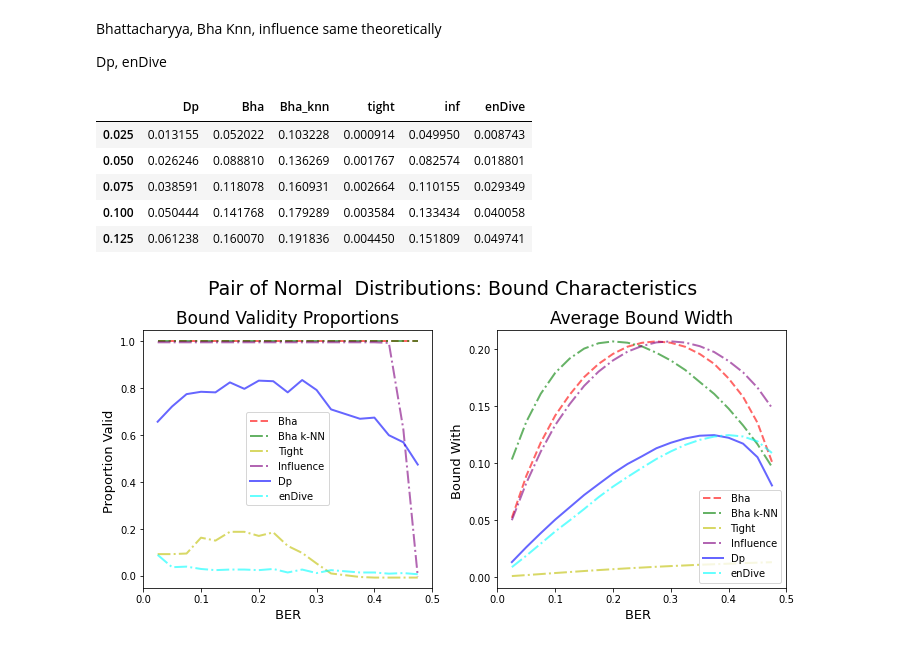
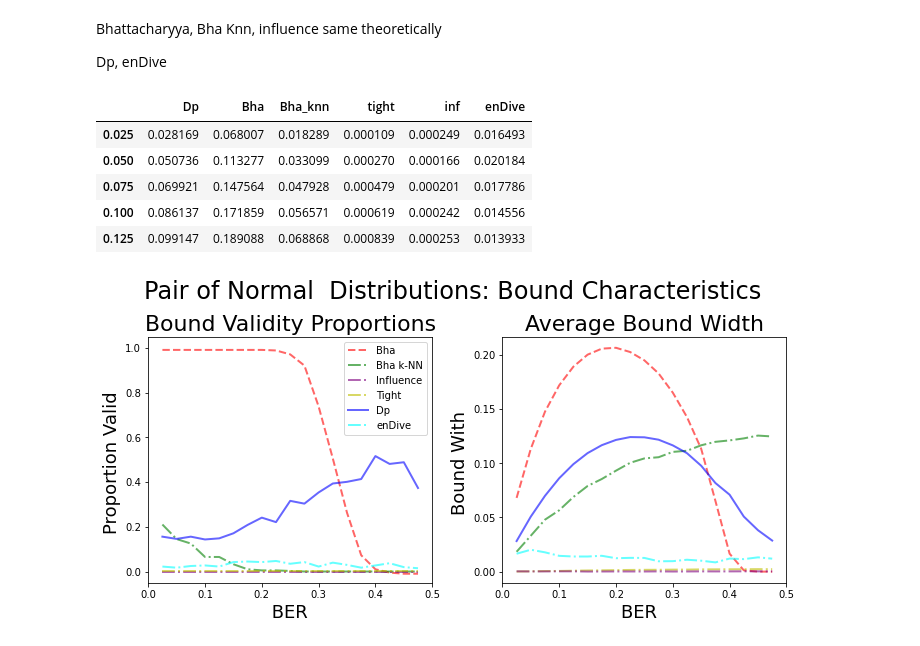
Before and after one commit to rj-may/BER_Bounds_Eval, a Jupyter notebook: normal_plots/BER_plots.ipynb, the cells around one changed output. Cells and saved outputs as stored; diff of their text form; code cells hidden in the pictures.

```diff
--- a/normal_plots/BER_plots.ipynb
+++ b/normal_plots/BER_plots.ipynb
@@ -33,11 +33,14 @@ import time
 # from modules.data_gen import data_gen
 # %%
 ### 3 8 or 15
-d = 3  # TODO change me
+d = 15 # TODO change me
+samples = 500
 
 dim_str = str(d)
+
+file_str = str(d) + "_" + str(samples)
 # %%
-file_path = 'sim_data/BER_normals' + dim_str +'.pkl' # DONT FORGET TO CHANGE ME IF YOU COPY AND PASTE
+file_path = 'sim_data/BER_normals' + file_str+ '.pkl' # DONT FORGET TO CHANGE ME IF YOU COPY AND PASTE
 
 
 
@@ -247,13 +250,13 @@ bound_width_df = pd.DataFrame(lst, index = x_BER)
 bound_width_df.head()
 # %% [output]
 |  | Dp | Bha | Bha_knn | tight | inf | enDive |
-| 0.025 | 0.013155 | 0.052022 | 0.103228 | 0.000914 | 0.049950 | 0.008743 |
-| 0.050 | 0.026246 | 0.088810 | 0.136269 | 0.001767 | 0.082574 | 0.018801 |
-| 0.075 | 0.038591 | 0.118078 | 0.160931 | 0.002664 | 0.110155 | 0.029349 |
-| 0.100 | 0.050444 | 0.141768 | 0.179289 | 0.003584 | 0.133434 | 0.040058 |
-| 0.125 | 0.061238 | 0.160070 | 0.191836 | 0.004450 | 0.151809 | 0.049741 |
+| 0.025 | 0.028169 | 0.068007 | 0.018289 | 0.000109 | 0.000249 | 0.016493 |
+| 0.050 | 0.050736 | 0.113277 | 0.033099 | 0.000270 | 0.000166 | 0.020184 |
+| 0.075 | 0.069921 | 0.147564 | 0.047928 | 0.000479 | 0.000201 | 0.017786 |
+| 0.100 | 0.086137 | 0.171859 | 0.056571 | 0.000619 | 0.000242 | 0.014556 |
+| 0.125 | 0.099147 | 0.189088 | 0.068868 | 0.000839 | 0.000253 | 0.013933 |
 # %%
-fs =13
+fs =18
 overlapping = 0.6
 lw = 2
 
@@ -269,8 +272,8 @@ ax1 = ax
 
 ax.plot(df_valid["Bha"],'r--', label='Bha', alpha = overlapping, linewidth=lw )
 ax.plot(df_valid["Bha_knn"],'g-.', label='Bha k-NN', alpha = overlapping, linewidth = lw)
+ax.plot(df_valid["inf"],'purple',ls = "-.", label='Influence', alpha = overlapping, linewidth = lw)
 ax.plot(df_valid["tight"],'y',ls = "-.", label='Tight', alpha = overlapping, linewidth = lw)
-ax.plot(df_valid["inf"],'purple',ls = "-.", label='Influence', alpha = overlapping, linewidth = lw)
 ax.plot(df_valid["Dp"], 'b-',  label='Dp', alpha = overlapping, linewidth = lw)
 ax.plot(df_valid["enDive"],'cyan',ls = "-.", label='enDive', alpha = overlapping, linewidth = lw)
 
@@ -286,33 +289,33 @@ ax.legend()
 
 
 ax = axes[1]
 
 # ax.set_yscale('log', base=10)
 
 
 ax.plot(bound_width_df["Bha"],'r--', label='Bha', alpha = overlapping, linewidth=lw )
 ax.plot(bound_width_df["Bha_knn"],'g-.', label='Bha k-NN', alpha = overlapping, linewidth = lw)
 ax.plot(bound_width_df["tight"],'y',ls = "-.", label='Tight', alpha = overlapping, linewidth = lw)
 ax.plot(bound_width_df["inf"],'purple',ls = "-.", label='Influence', alpha = overlapping, linewidth = lw)
 ax.plot(bound_width_df["Dp"], 'b-',  label='Dp', alpha = overlapping, linewidth = lw)
 ax.plot(bound_width_df["enDive"],'cyan',ls = "-.", label='enDive', alpha = overlapping, linewidth = lw)
 
 ax.set_xlim(0, .5)
 
 # ax.set_xticks(sample_sizes)
 ax.set_xlabel("BER  ", fontsize = fs)
 ax.set_ylabel("Bound With ", fontsize=fs)
 # ax.set_ylim(0.0, 0.3)
 ax.set_title("Average Bound Width" , fontsize = fs +4)
-ax.legend()
+# ax.legend()
 
 
 fig.tight_layout(rect=[0, 0, .99, 1.01])  # Leave space for the common title
 
 
 
-file_name = r"normal_plots/images/BER_normals_bound" + dim_str +  ".png"
+file_name = r"normal_plots/images/BER_normals_bound" + file_str +  ".png"
 plt.savefig(file_name,facecolor=(1,1,1,1),  bbox_inches='tight', dpi= dpi)
 plt.show()
 # %% [output]
-[figure, old version]
+[figure, new version]
```
Also changed, not shown: parts of 2 cells of this notebook, 1 other file.
